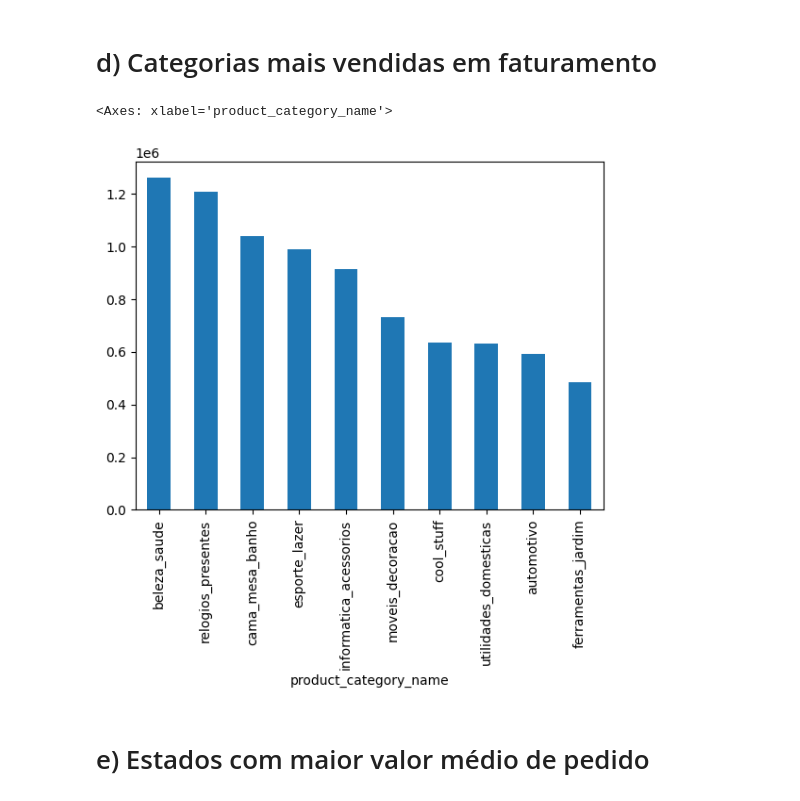
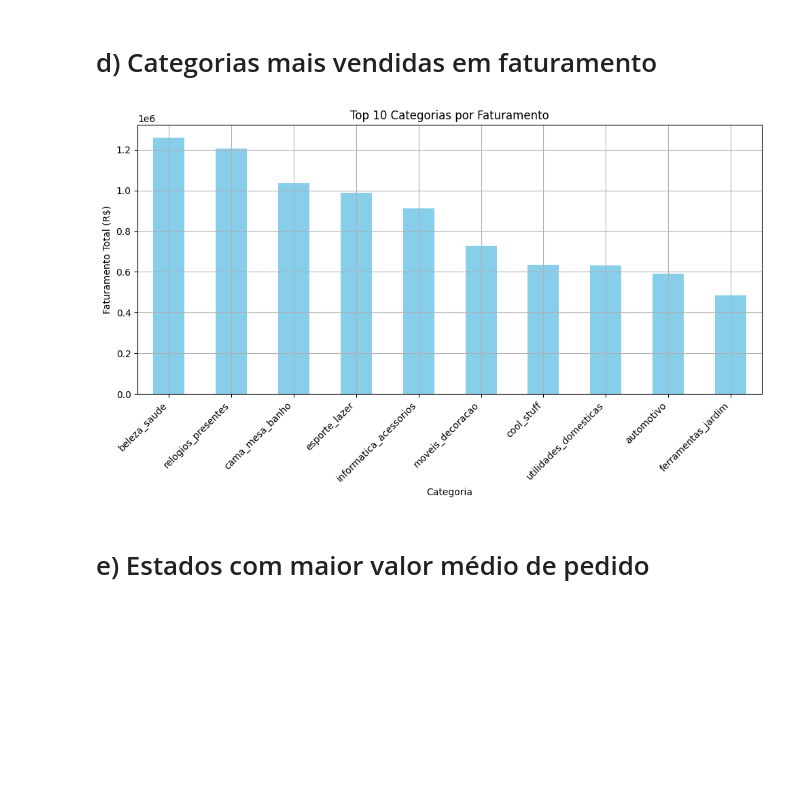
Before and after one commit to VYyudi/Programa-Trainee-triggo.ai-de-Excel-ncia-em-Engenharia-de-Dados-e-DataOps, a Jupyter notebook: Triggo_2025.ipynb, the cells around one changed output. Drawn from its saved outputs; the diff is of its cells as text; code cells hidden in the pictures; blank space fills up the shorter version.

```diff
--- a/Triggo_2025.ipynb
+++ b/Triggo_2025.ipynb
@@ -155,11 +189,29 @@ plt.show()
 # %% [markdown]
 # d) Categorias mais vendidas em faturamento
-# %%
-merged = pd.merge(order_items, products, on='product_id')
-grouped = merged.groupby('product_category_name')['price'].sum().sort_values(ascending=False)
-grouped.head(10).plot(kind='bar')
-# %% [output]
-<Axes: xlabel='product_category_name'>
-[figure, removed]
+# %%
+query = """
+SELECT
+    p.product_category_name,
+    SUM(oi.price) AS total_faturamento
+FROM order_items oi
+JOIN products p ON oi.product_id = p.product_id
+GROUP BY p.product_category_name
+ORDER BY total_faturamento DESC
+LIMIT 10;
+"""
+df = pd.read_sql_query(query, conn)
+
+# Gráfico
+plt.figure(figsize=(10,6))
+df.set_index('product_category_name')['total_faturamento'].plot(kind='bar', color='skyblue')
+plt.title('Top 10 Categorias por Faturamento')
+plt.xlabel('Categoria')
+plt.ylabel('Faturamento Total (R$)')
+plt.xticks(rotation=45, ha='right')
+plt.tight_layout()
+plt.grid(True)
+plt.show()
+# %% [output]
+[figure, added]
 # %% [markdown]
 # e) Estados com maior valor médio de pedido
```
Also changed, not shown: parts of 13 cells of this notebook.
